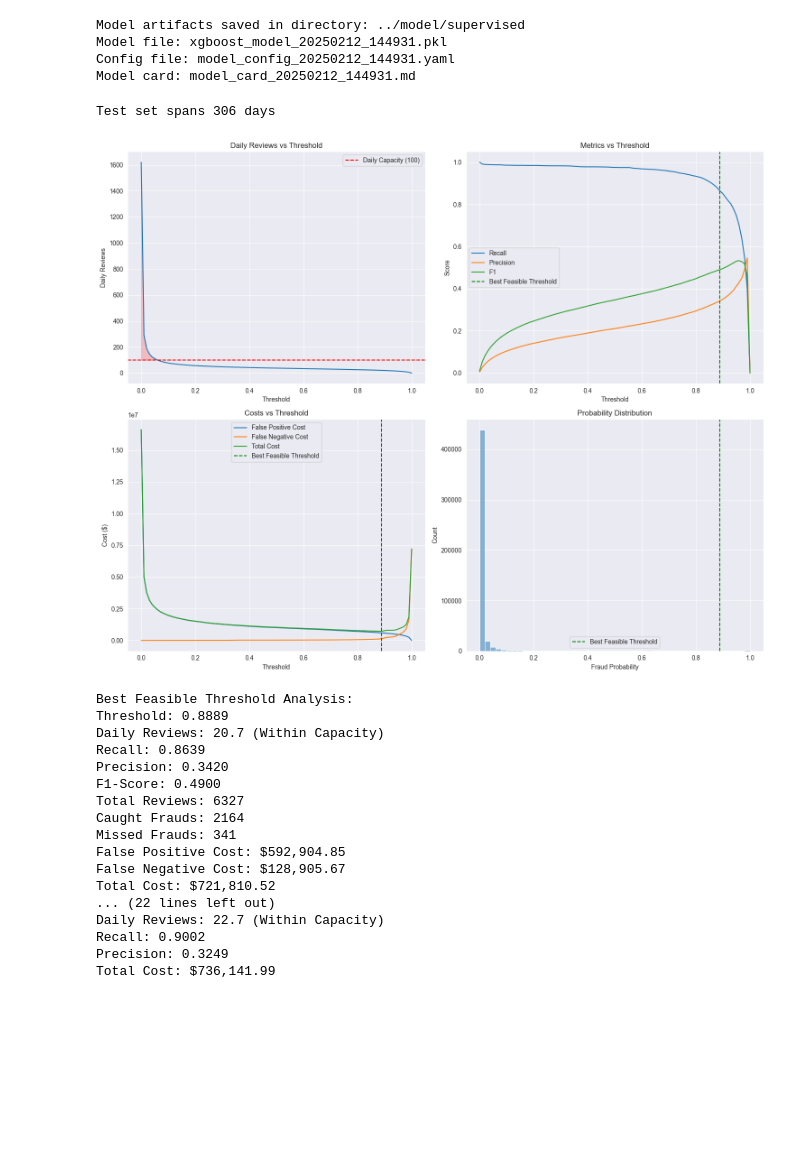
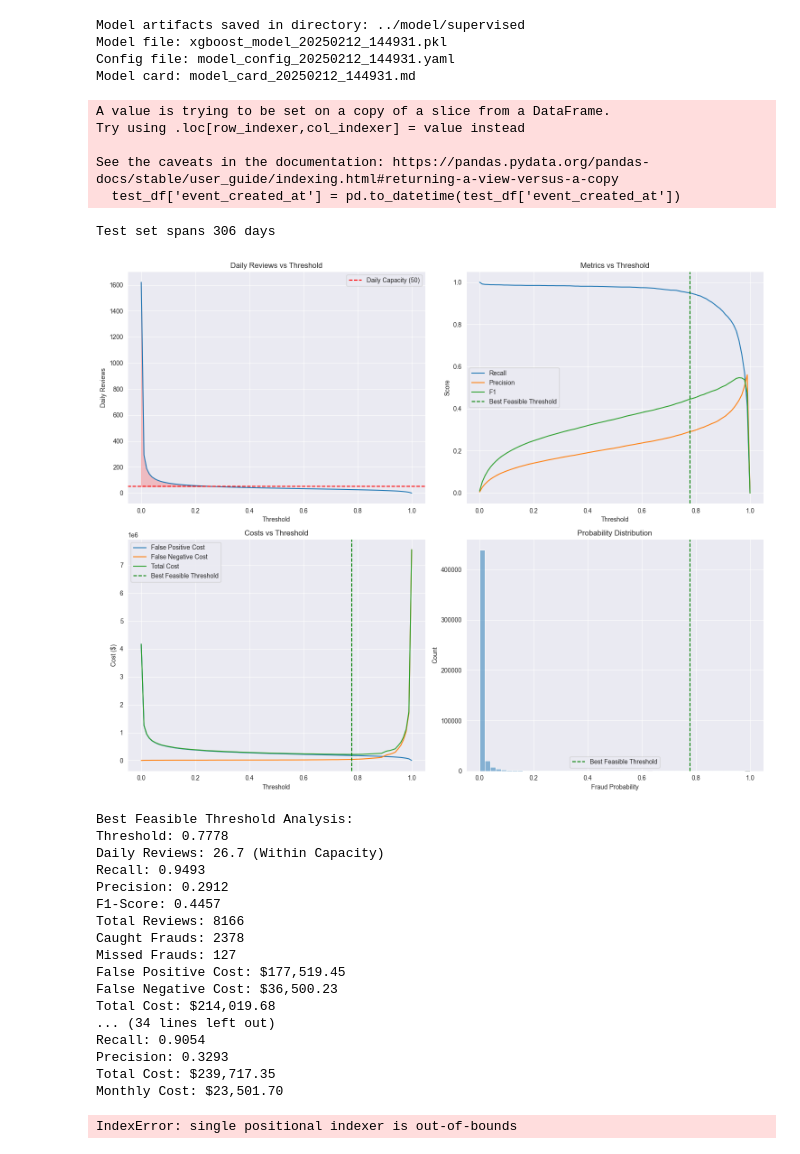
Before and after one commit to el-gabri/DS_home_test, a Jupyter notebook: notebooks/Model development.ipynb, the cells around one changed output. Drawn from its saved outputs; the diff is of its cells as text; code cells hidden in the pictures; blank space fills up the shorter version.

```diff
--- a/notebooks/Model development.ipynb
+++ b/notebooks/Model development.ipynb
@@ -445,6 +445,8 @@ df_treated
 | 211337 | 2024-05-01 23:59:52.112000 | 150.0 | 0 | CSHCSKM | 185.285714 | 0.0 | ... |
 | 210420 | 2024-05-01 23:59:57.854000 | 300.0 | 0 | C49KXE6 | 1.142857 | 0.0 | ... |
 991965 rows × 96 columns
+# %%
+df_treated = pd.read_csv('../data/processed/df_treated.csv')
 # %% [markdown]
 ## Classification
 # %%
@@ -837,6 +838,7 @@ def analyze_xgboost_thresholds(df, max_daily_reviews=100, n_thresholds=100, fp_w
 
     # Get test set dates to calculate number of days
     test_df = df.iloc[y_test.index]
+    test_df['event_created_at'] = pd.to_datetime(test_df['event_created_at'])
     n_days = test_df['event_created_at'].dt.strftime('%Y%m%d').nunique()
     print(f"\nTest set spans {n_days} days")
 
@@ -870,6 +872,7 @@ def analyze_xgboost_thresholds(df, max_daily_reviews=100, n_thresholds=100, fp_w
         # Count transactions
         n_reviews = sum(predictions)
         daily_reviews = n_reviews / n_days
+        monthly_cost = (total_cost / n_days) * 30
         exceeds_capacity = daily_reviews > max_daily_reviews
 
         n_caught_frauds = sum((predictions == 1) & (y_test == 1))
@@ -887,7 +890,8 @@ def analyze_xgboost_thresholds(df, max_daily_reviews=100, n_thresholds=100, fp_w
             'n_missed_frauds': n_missed_frauds,
             'fp_cost': fp_cost,
             'fn_cost': fn_cost,
-            'total_cost': total_cost
+            'total_cost': total_cost,
+            'monthly_cost': monthly_cost
         })
 
     results_df = pd.DataFrame(results)
@@ -965,51 +969,59 @@ def analyze_xgboost_thresholds(df, max_daily_reviews=100, n_thresholds=100, fp_w
     print(f"Daily Reviews: {best_results['daily_reviews']:.1f} "
           f"({'EXCEEDS' if best_results['exceeds_capacity'] else 'Within'} Capacity)")
     print(f"Recall: {best_results['recall']:.4f}")
     print(f"Precision: {best_results['precision']:.4f}")
     print(f"F1-Score: {best_results['f1_score']:.4f}")
     print(f"Total Reviews: {best_results['n_reviews']}")
     print(f"Caught Frauds: {best_results['n_caught_frauds']}")
     print(f"Missed Frauds: {best_results['n_missed_frauds']}")
     print(f"False Positive Cost: ${best_results['fp_cost']:,.2f}")
     print(f"False Negative Cost: ${best_results['fn_cost']:,.2f}")
     print(f"Total Cost: ${best_results['total_cost']:,.2f}")
+    print(f"Monthly Cost: ${best_results['monthly_cost']:,.2f}")
 
     # Print threshold recommendations
     print("\nThreshold Analysis at Different Levels:")
-    for threshold in [0.3, 0.5, 0.7, 0.9]:
+    for threshold in [0.5, 0.6, 0.7, 0.8, 0.9, 0.95, 0.99]:
         thresh_data = results_df[results_df['threshold'].round(1) == threshold].iloc[0]
         capacity_status = "EXCEEDS CAPACITY" if thresh_data['exceeds_capacity'] else "Within Capacity"
         print(f"\nThreshold {threshold}:")
         print(f"Daily Reviews: {thresh_data['daily_reviews']:.1f} ({capacity_status})")
         print(f"Recall: {thresh_data['recall']:.4f}")
         print(f"Precision: {thresh_data['precision']:.4f}")
         print(f"Total Cost: ${thresh_data['total_cost']:,.2f}")
+        print(f"Monthly Cost: ${thresh_data['monthly_cost']:,.2f}")
 
     return model, results_df, probas
 
 
 # Run the analysis
 xgb_model, results_df, probas = analyze_xgboost_thresholds(
     df_treated,
-    max_daily_reviews=100  # Adjust based on your team's capacity
+    max_daily_reviews=50, fp_weight = 0.025  # Adjust based on your team's capacity
 )
 # %% [output]
-Test set spans 306 days
+A value is trying to be set on a copy of a slice from a DataFrame.
+Try using .loc[row_indexer,col_indexer] = value instead
+
+See the caveats in the documentation: https://pandas.pydata.org/pandas-docs/stable/user_guide/indexing.html#returning-a-view-versus-a-copy
+  test_df['event_created_at'] = pd.to_datetime(test_df['event_created_at'])
+Test set spans 306 days
-[figure, old version]
+[figure, new version]
-Best Feasible Threshold Analysis:
-Threshold: 0.8889
-Daily Reviews: 20.7 (Within Capacity)
-Recall: 0.8639
-Precision: 0.3420
-F1-Score: 0.4900
-Total Reviews: 6327
-Caught Frauds: 2164
-Missed Frauds: 341
-False Positive Cost: $592,904.85
-False Negative Cost: $128,905.67
-Total Cost: $721,810.52
-... (22 lines left out)
-Daily Reviews: 22.7 (Within Capacity)
-Recall: 0.9002
-Precision: 0.3249
-Total Cost: $736,141.99
+Best Feasible Threshold Analysis:
+Threshold: 0.7778
+Daily Reviews: 26.7 (Within Capacity)
+Recall: 0.9493
+Precision: 0.2912
+F1-Score: 0.4457
+Total Reviews: 8166
+Caught Frauds: 2378
+Missed Frauds: 127
+False Positive Cost: $177,519.45
+False Negative Cost: $36,500.23
+Total Cost: $214,019.68
+... (34 lines left out)
+Recall: 0.9054
+Precision: 0.3293
+Total Cost: $239,717.35
+Monthly Cost: $23,501.70
+IndexError: single positional indexer is out-of-bounds
```
Also changed, not shown: parts of 1 cell of this notebook, 2 other files.
